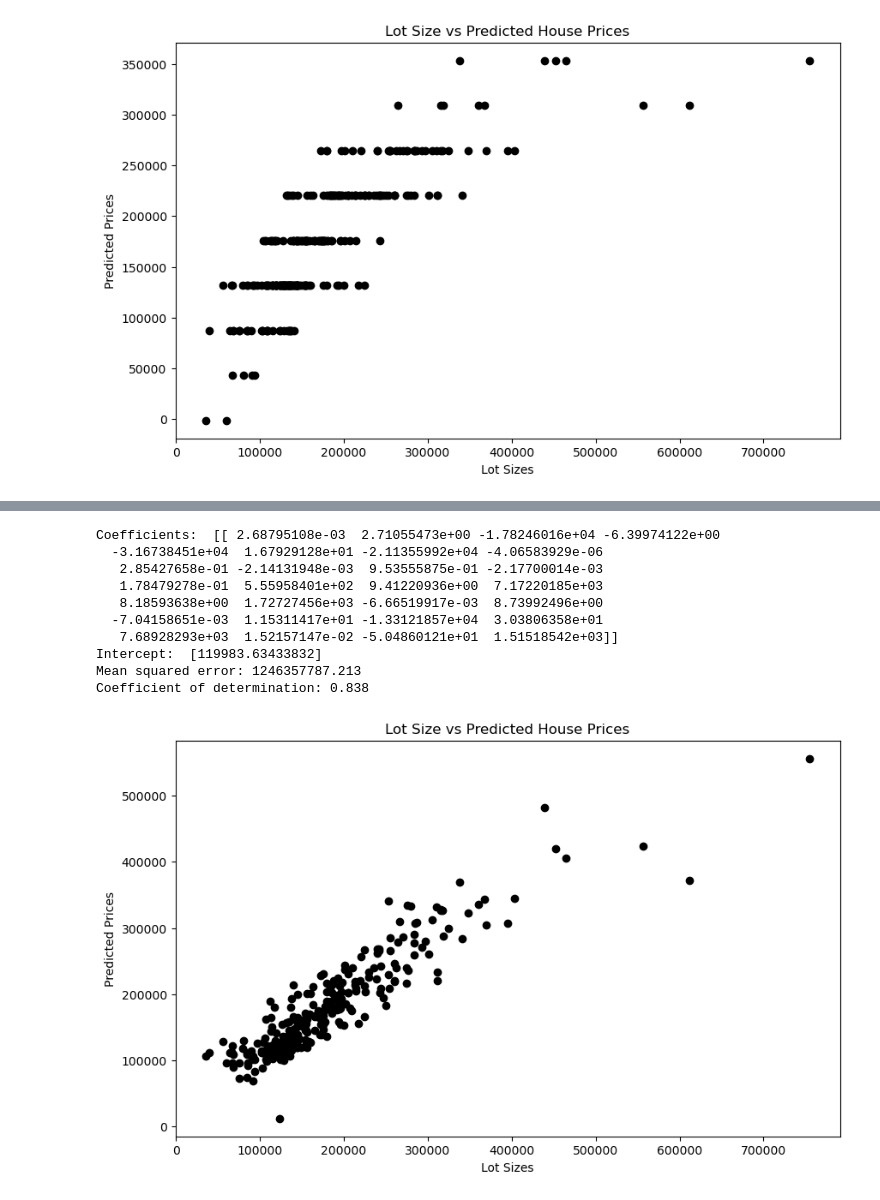
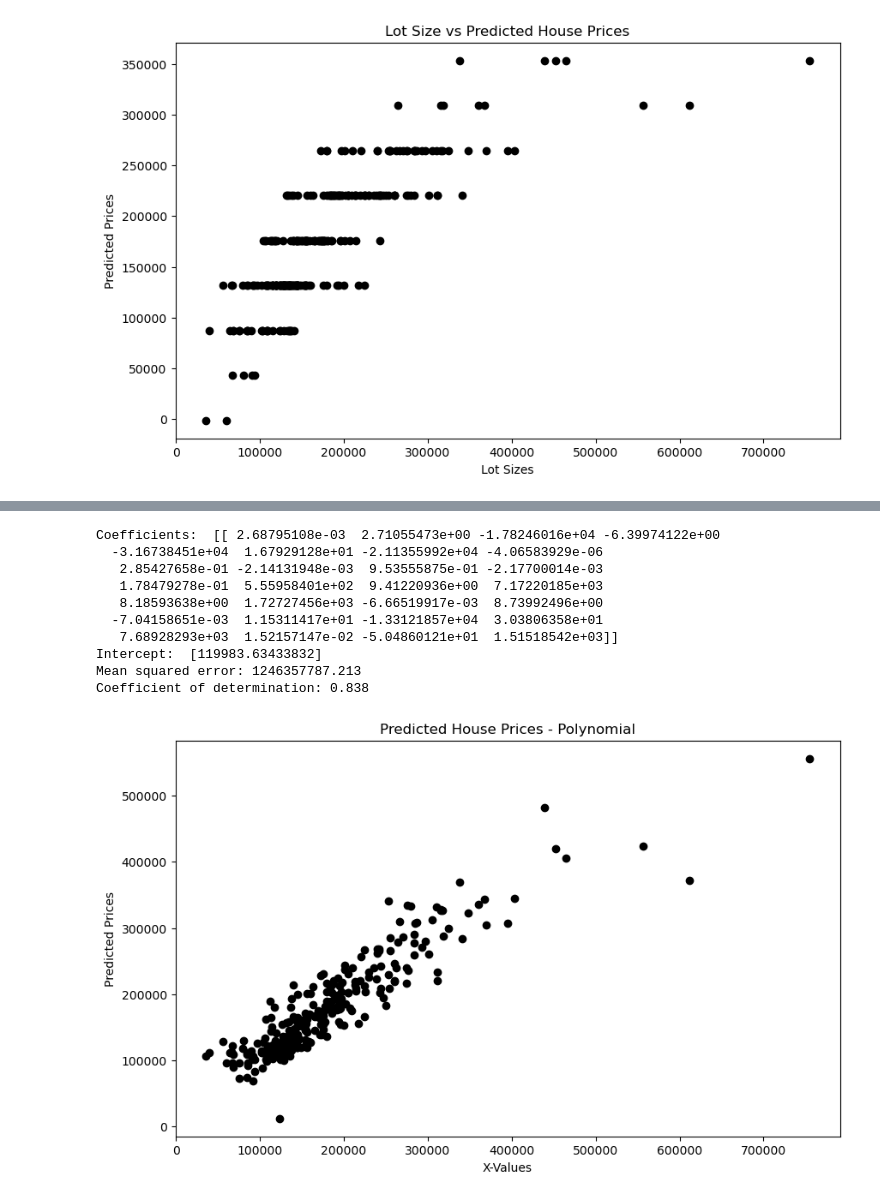
Before and after one commit to bsilver3/DataScience2, a Jupyter notebook: Predict/NumericOutput.ipynb, the cells around one changed output, grey strips where cells are left out. Cells and saved outputs as stored; diff of their text form; code cells hidden in the pictures.

```diff
--- a/Predict/NumericOutput.ipynb
+++ b/Predict/NumericOutput.ipynb
@@ -266,33 +262,33 @@ selected_model = LinearRegression()
 selected_model.fit(x_train_poly, y_train)
 
 y_pred = selected_model.predict(x_test_poly)
 
 mse = mean_squared_error(y_test, y_pred)
 
 # The coefficients
 print("Coefficients: ", selected_model.coef_)
 # The intercept
 print("Intercept: ", selected_model.intercept_)
 # The mean squared error
 print("Mean squared error: %.3f" % mean_squared_error(y_test, y_pred))
 # The coefficient of determination: 1 is perfect prediction
 print("Coefficient of determination: %.3f" % r2_score(y_test, y_pred))
 
 plt.figure(figsize=(10,6))
 plt.scatter(y_test, y_pred, color="black")
-plt.xlabel("Lot Sizes")
+plt.xlabel("X-Values")
 plt.ylabel("Predicted Prices")
-plt.title("Lot Size vs Predicted House Prices")
+plt.title("Predicted House Prices - Polynomial")
 plt.show()
 # %% [output]
 Coefficients:  [[ 2.68795108e-03  2.71055473e+00 -1.78246016e+04 -6.39974122e+00
   -3.16738451e+04  1.67929128e+01 -2.11355992e+04 -4.06583929e-06
    2.85427658e-01 -2.14131948e-03  9.53555875e-01 -2.17700014e-03
    1.78479278e-01  5.55958401e+02  9.41220936e+00  7.17220185e+03
    8.18593638e+00  1.72727456e+03 -6.66519917e-03  8.73992496e+00
   -7.04158651e-03  1.15311417e+01 -1.33121857e+04  3.03806358e+01
    7.68928293e+03  1.52157147e-02 -5.04860121e+01  1.51518542e+03]]
 Intercept:  [119983.63433832]
 Mean squared error: 1246357787.213
 Coefficient of determination: 0.838
-[figure, old version]
+[figure, new version]
```
Also changed, not shown: parts of 19 cells of this notebook.
